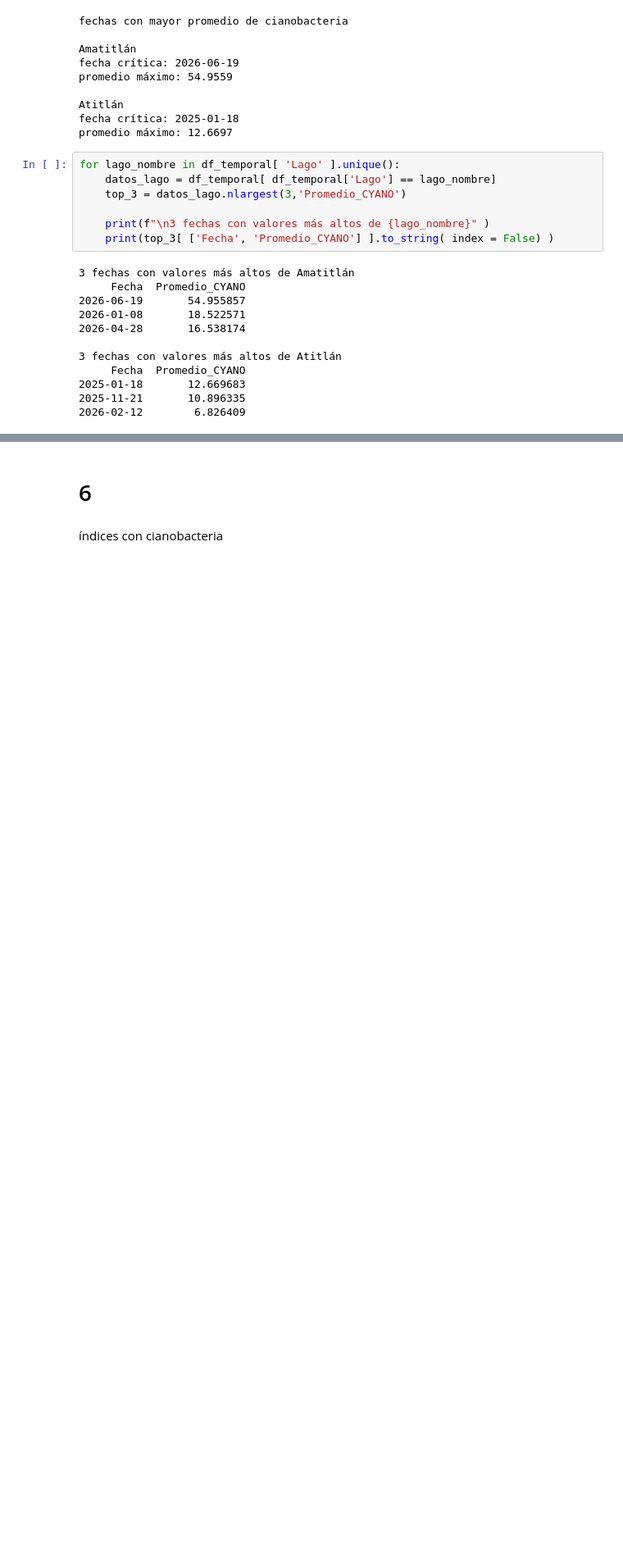
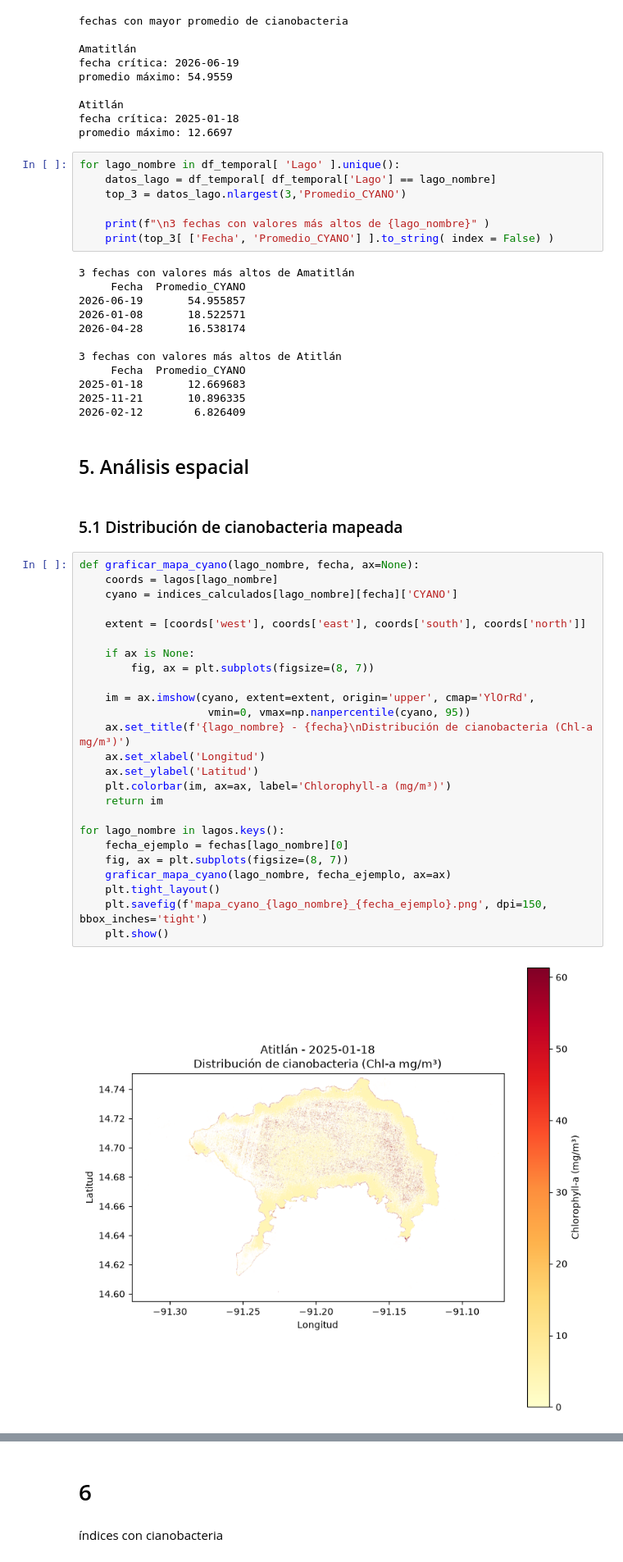
Before and after one commit to belennmm/DataS_Lab4_GeoEspaciales, a Jupyter notebook: Lab4_GeoEspaciales.ipynb, the cells around one changed output, grey strips where cells are left out. Shown at 82% size. Saved outputs shown, nothing was run; the diff lists cells and outputs as text; blank space fills up the shorter version.

```diff
--- a/Lab4_GeoEspaciales.ipynb
+++ b/Lab4_GeoEspaciales.ipynb
@@ -699,3 +716,34 @@ for lago_nombre in df_temporal[ 'Lago' ].unique():
 2025-01-18       12.669683
 2025-11-21       10.896335
 2026-02-12        6.826409
+# %% [markdown]
+## 5. Análisis espacial
+# %% [markdown]
+### 5.1 Distribución de cianobacteria mapeada
+# %%
+def graficar_mapa_cyano(lago_nombre, fecha, ax=None):
+    coords = lagos[lago_nombre]
+    cyano = indices_calculados[lago_nombre][fecha]['CYANO']
+
+    extent = [coords['west'], coords['east'], coords['south'], coords['north']]
+
+    if ax is None:
+        fig, ax = plt.subplots(figsize=(8, 7))
+
+    im = ax.imshow(cyano, extent=extent, origin='upper', cmap='YlOrRd',
+                    vmin=0, vmax=np.nanpercentile(cyano, 95))
+    ax.set_title(f'{lago_nombre} - {fecha}\nDistribución de cianobacteria (Chl-a mg/m³)')
+    ax.set_xlabel('Longitud')
+    ax.set_ylabel('Latitud')
+    plt.colorbar(im, ax=ax, label='Chlorophyll-a (mg/m³)')
+    return im
+
+for lago_nombre in lagos.keys():
+    fecha_ejemplo = fechas[lago_nombre][0]
+    fig, ax = plt.subplots(figsize=(8, 7))
+    graficar_mapa_cyano(lago_nombre, fecha_ejemplo, ax=ax)
+    plt.tight_layout()
+    plt.savefig(f'mapa_cyano_{lago_nombre}_{fecha_ejemplo}.png', dpi=150, bbox_inches='tight')
+    plt.show()
+# %% [output]
+[figure, added]
```
Also changed, not shown: parts of 4 cells of this notebook, 8 other files.
